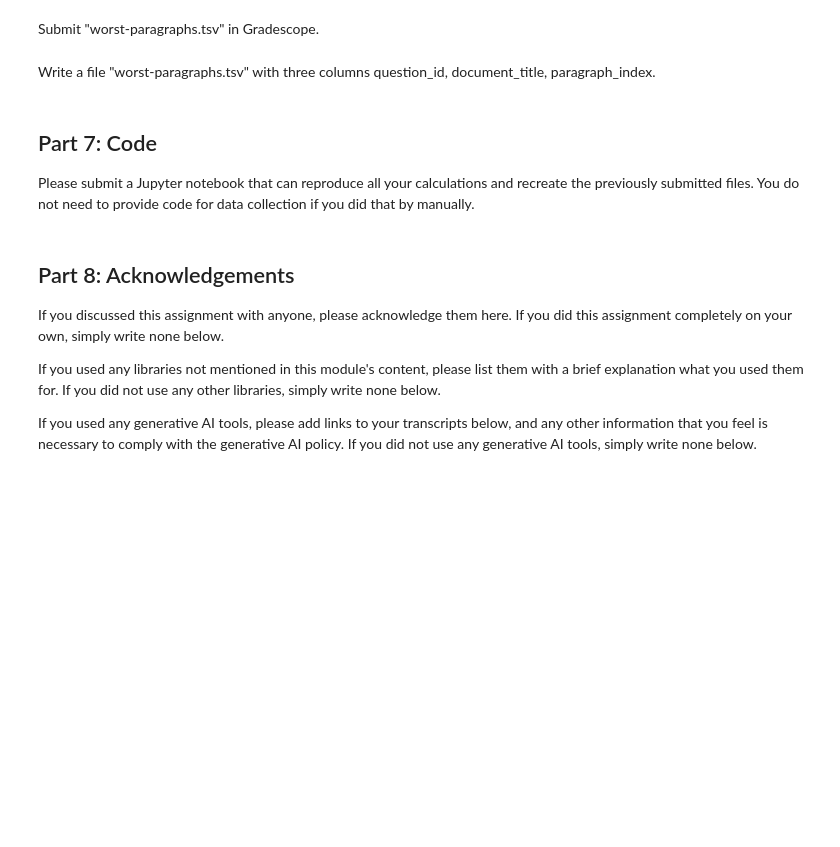
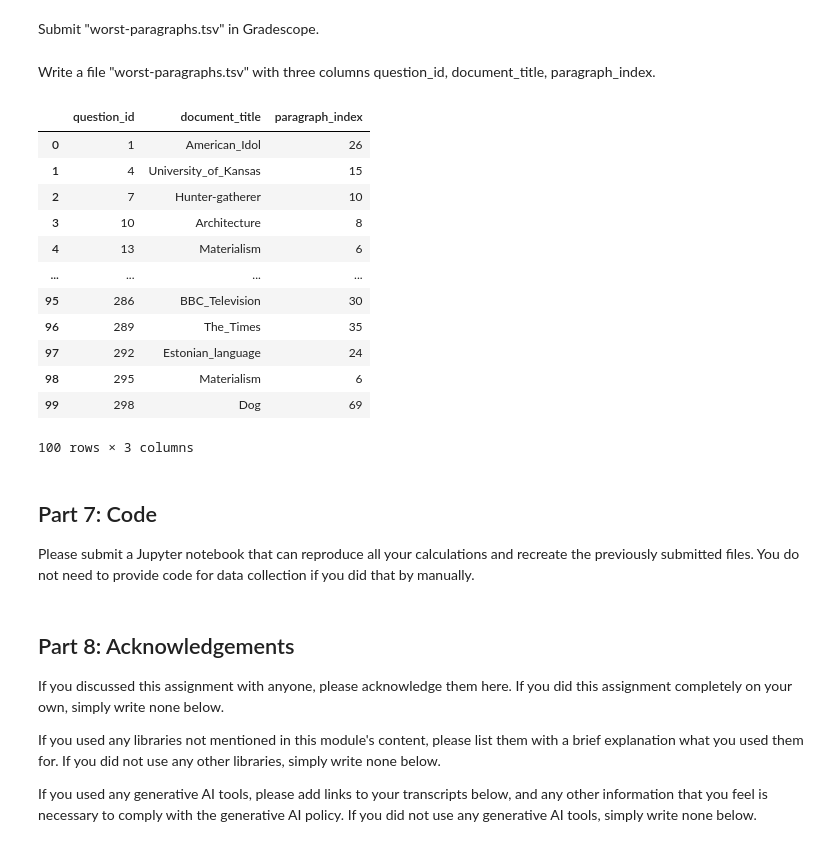
Before and after one commit to polinacsv/dx704-project-10, a Jupyter notebook: project.ipynb, the cells around one changed output. Saved outputs shown, nothing was run; the diff lists cells and outputs as text; code cells hidden in the pictures; blank space fills up the shorter version.

```diff
--- a/project.ipynb
+++ b/project.ipynb
@@ -398,49 +398,35 @@ Specifically, use the Euclidean distance between the vectors.
 # YOUR CHANGES HERE
 
 import json
-import numpy as np
-import pandas as pd
 from sklearn.neighbors import NearestNeighbors
 
-# ----------------------------
-# 1) Load paragraph vectors
-# ----------------------------
 para = pd.read_csv("paragraph-vectors.tsv.gz", sep="\t")
 P = np.vstack(para["paragraph_vector_json"].apply(lambda s: np.array(json.loads(s), dtype=float)).to_numpy())
-# P.shape -> (n_paragraphs, 1024)
 
-# ----------------------------
-# 2) Load question vectors
-# ----------------------------
+
 qs = pd.read_csv("question-vectors.tsv", sep="\t")
 Q = np.vstack(qs["question_vector_json"].apply(lambda s: np.array(json.loads(s), dtype=float)).to_numpy())
-# Q.shape -> (n_questions, 1024)
 
-# ----------------------------
-# 3) Nearest neighbors (Euclidean)
-# ----------------------------
+
 k = 5
 nn = NearestNeighbors(n_neighbors=k, metric="euclidean", algorithm="brute")
 nn.fit(P)
 dists, idxs = nn.kneighbors(Q, n_neighbors=k)
 
-# ----------------------------
-# 4) Build results table
-# ----------------------------
+
 rows = []
 for qi, qid in enumerate(qs["question_id"].to_list()):
     for rank in range(k):
         pi = idxs[qi, rank]
         rows.append({
             "question_id": qid,
-            "rank": rank + 1,
+            "question_rank": rank + 1,
             "document_title": para.loc[pi, "document_title"],
             "paragraph_index": int(para.loc[pi, "paragraph_index"])
         })
 
-matches = pd.DataFrame(rows, columns=["question_id", "question_rank", "document_title", "paragraph_index", "distance"])
+matches = pd.DataFrame(rows, columns=["question_id", "question_rank", "document_title", "paragraph_index"])
 
-# Save (gzipped is nice for big outputs)
 matches.to_csv("question-matches.tsv", sep="\t", index=False)
 # %% [markdown]
 Save your top matches in a file "question-matches.tsv" with columns question_id, question_rank, document_title, and paragraph_index.
@@ -459,6 +445,33 @@ Which paragraph was the worst match for each question?
 Submit "worst-paragraphs.tsv" in Gradescope.
 # %% [markdown]
 Write a file "worst-paragraphs.tsv" with three columns question_id, document_title, paragraph_index.
+# %%
+
+
+worst = (
+    matches[matches["question_rank"] == 5]
+    .loc[:, ["question_id", "document_title", "paragraph_index"]]
+    .sort_values("question_id")
+    .reset_index(drop=True)
+)
+
+worst.to_csv("worst-paragraphs.tsv", sep="\t", index=False)
+# %%
+worst
+# %% [output]
+|  | question_id | document_title | paragraph_index |
+| 0 | 1 | American_Idol | 26 |
+| 1 | 4 | University_of_Kansas | 15 |
+| 2 | 7 | Hunter-gatherer | 10 |
+| 3 | 10 | Architecture | 8 |
+| 4 | 13 | Materialism | 6 |
+| ... | ... | ... | ... |
+| 95 | 286 | BBC_Television | 30 |
+| 96 | 289 | The_Times | 35 |
+| 97 | 292 | Estonian_language | 24 |
+| 98 | 295 | Materialism | 6 |
+| 99 | 298 | Dog | 69 |
+100 rows × 3 columns
 # %% [markdown]
 ## Part 7: Code
 
```
Also changed, not shown: 2 other files.
